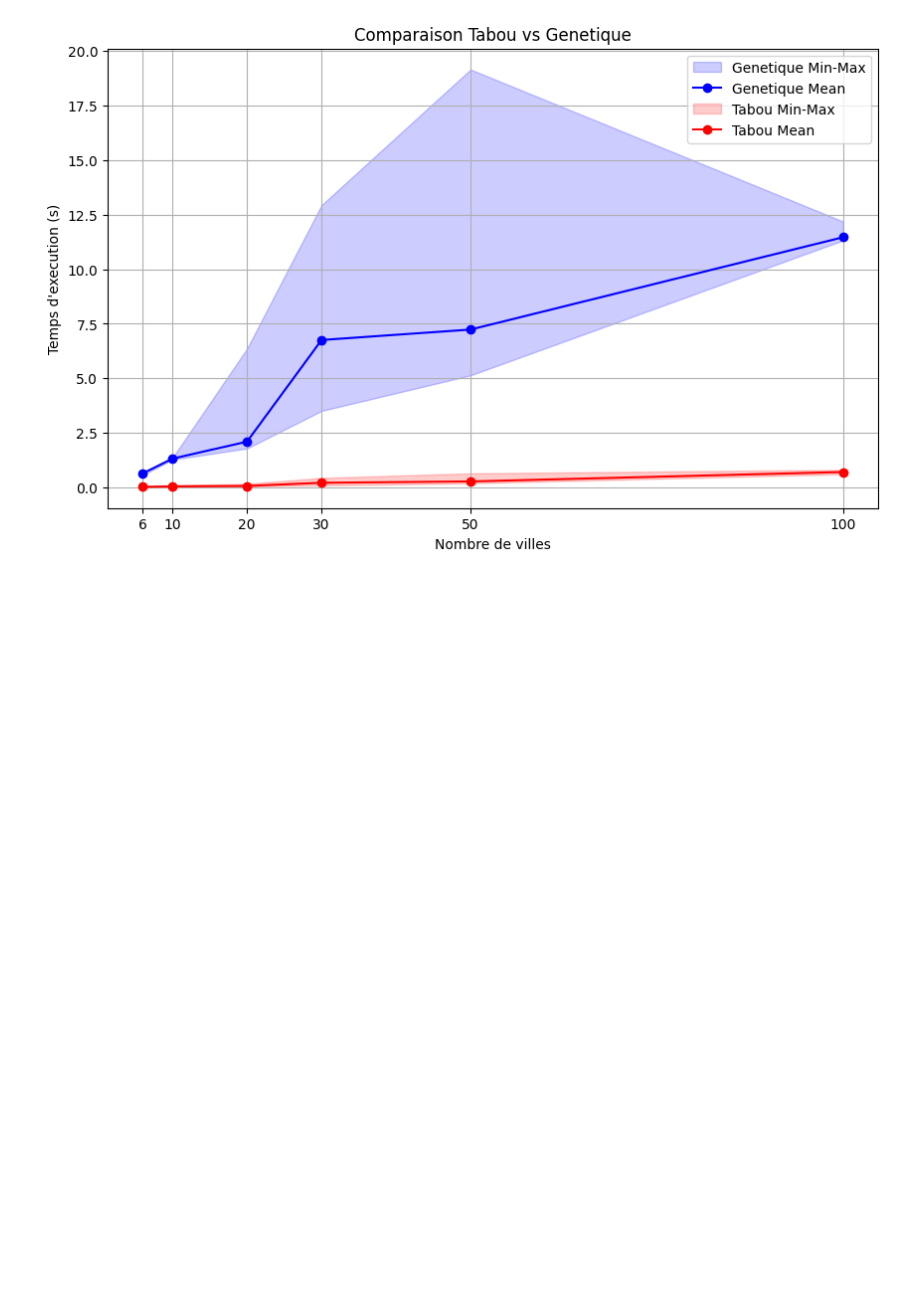
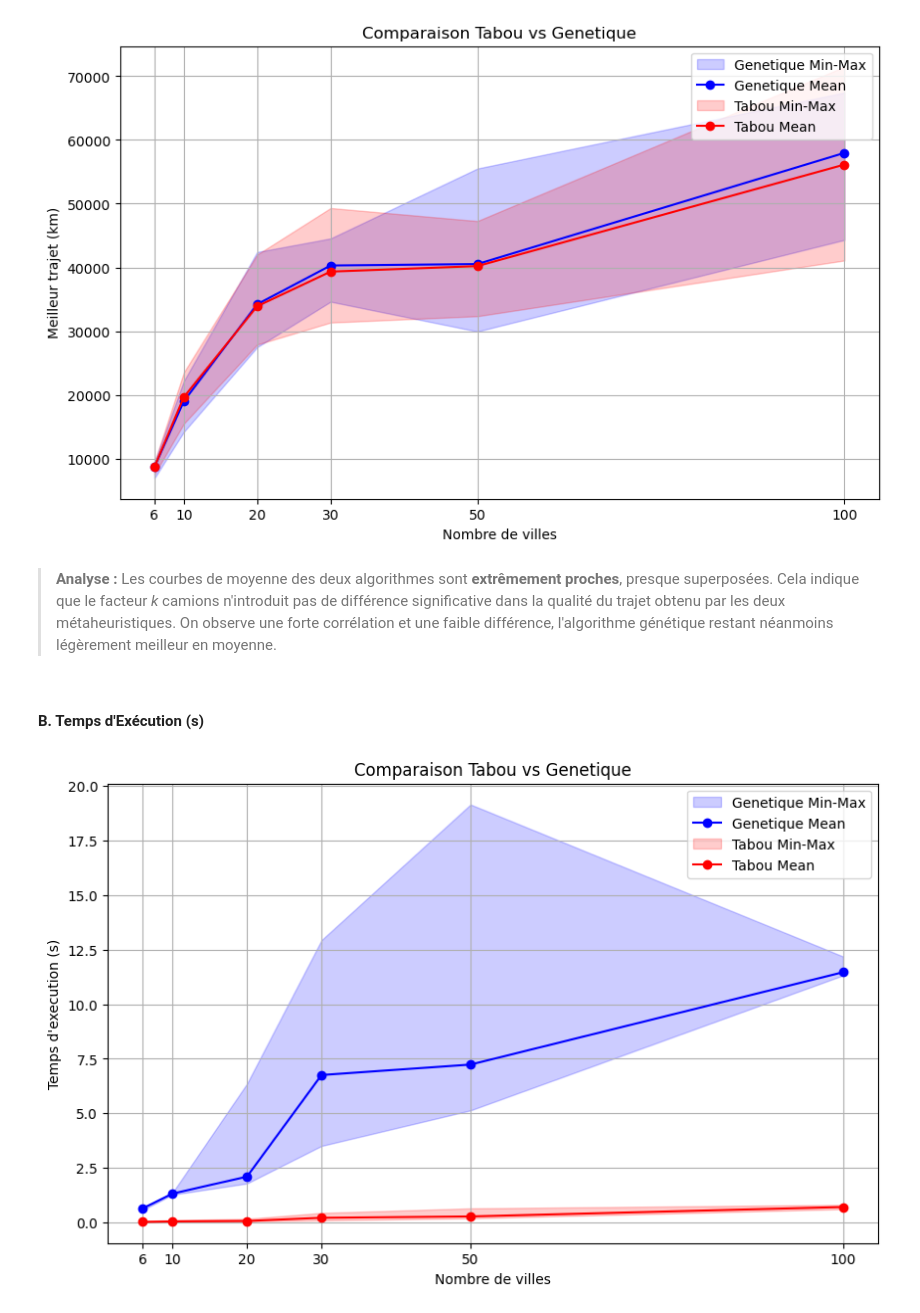
Before and after one commit to Sim0onn/ProjetOptimisation, a Jupyter notebook: Livrable.ipynb, the cells around one changed output. Drawn from its saved outputs; the diff is of its cells as text; code cells hidden in the pictures; blank space fills up the shorter version.

Commit message:
Étude Expérimentale des Métaheuristiques

```diff
--- a/Livrable.ipynb
+++ b/Livrable.ipynb
@@ -254 +320,45 @@ plt.show()
+# %%
+algo_genetics = np.array([
+    [6922.0,  8690.90,  9434.0],
+    [14194.0, 19007.00, 22184.0],
+    [27484.0, 34226.65, 42416.0],
+    [34623.0, 40300.40, 44551.0],
+    [29949.0, 40529.80, 55519.0],
+    [44314.0, 57967.95, 67431.0]
+])
+
+algo_taboo = np.array([
+    [7534.0,  8707.80,  9434.0],
+    [15480.0, 19659.65, 23546.0],
+    [27898.0, 33911.75, 42017.0],
+    [31352.0, 39343.25, 49319.0],
+    [32349.0, 40209.05, 47279.0],
+    [41093.0, 56135.10, 71487.0]
+])
+
+x = [6, 10, 20, 30, 50, 100]
+
+offset = 0
+
+plt.figure(figsize=(10,6))
+
+plt.fill_between(np.array(x) - offset, algo_genetics[:,0], algo_genetics[:,2], color='blue', alpha=0.2, label='Genetique Min-Max')
+plt.plot(np.array(x) - offset, algo_genetics[:,1], 'o-', color='blue', label='Genetique Mean')
+
+plt.fill_between(np.array(x) + offset, algo_taboo[:,0], algo_taboo[:,2], color='red', alpha=0.2, label='Tabou Min-Max')
+plt.plot(np.array(x) + offset, algo_taboo[:,1], 'o-', color='red', label='Tabou Mean')
+
+plt.xlabel("Nombre de villes")
+plt.ylabel("Meilleur trajet (km)")
+plt.title("Comparaison Tabou vs Genetique")
+plt.xticks(x)
+plt.grid(True)
+plt.legend()
+plt.show()
+# %% [output]
+[figure, added]
+# %% [markdown]
+> **Analyse :** Les courbes de moyenne des deux algorithmes sont **extrêmement proches**, presque superposées. Cela indique que le facteur *k* camions n'introduit pas de différence significative dans la qualité du trajet obtenu par les deux métaheuristiques. On observe une forte corrélation et une faible différence, l'algorithme génétique restant néanmoins légèrement meilleur en moyenne.
+# %% [markdown]
+#### B. Temps d'Exécution (s)
 # %%
```
Also changed, not shown: parts of 22 cells of this notebook.
